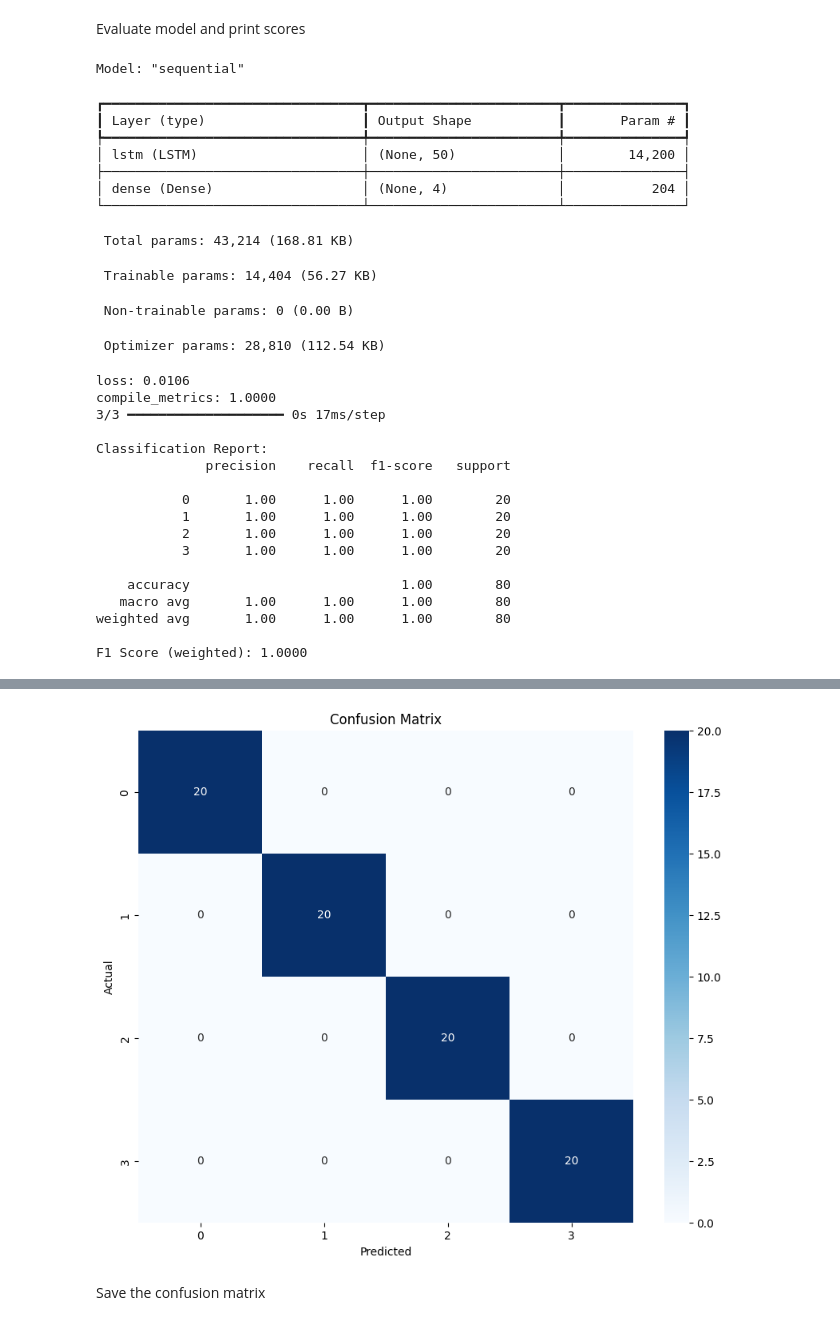
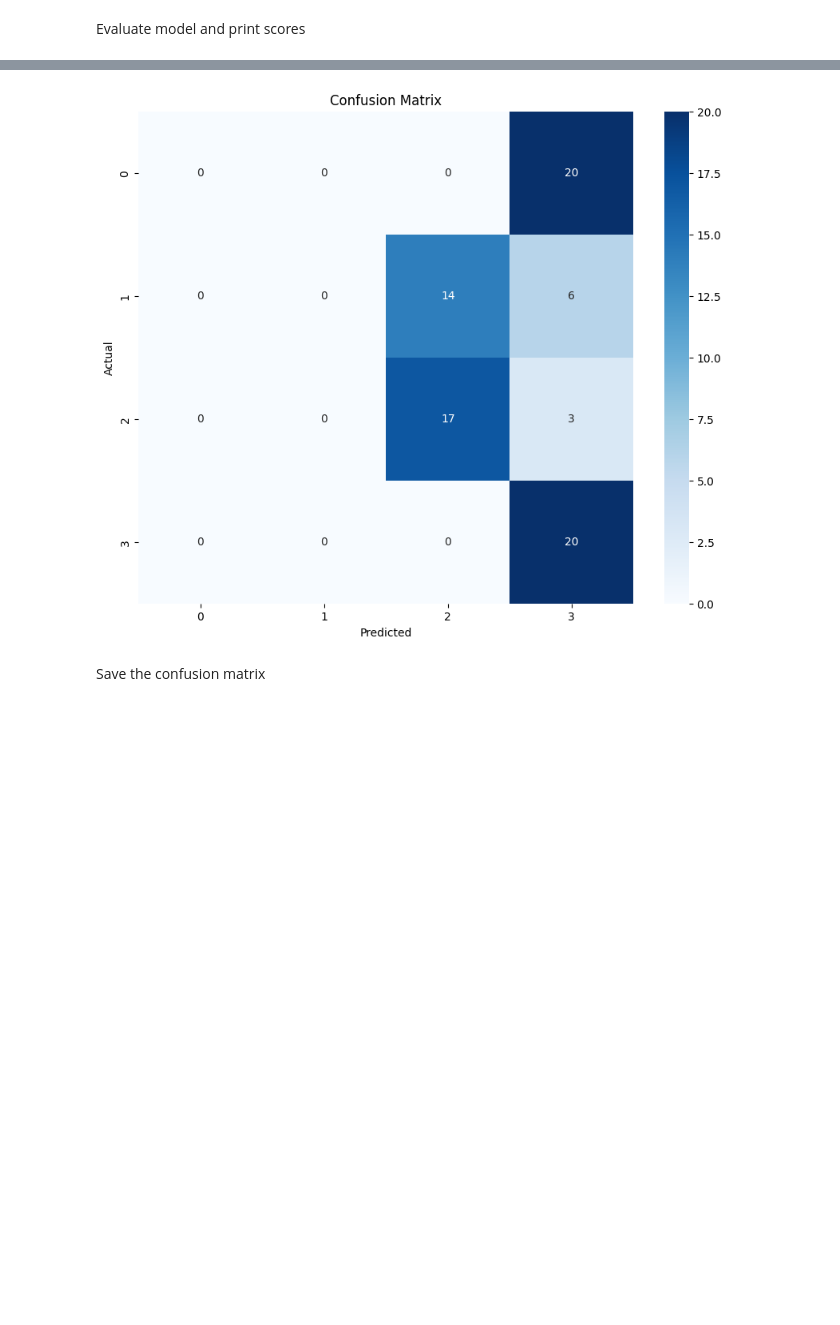
Before and after one commit to MaxGeo543/log-classification, a Jupyter notebook: notebooks/train_lstm.ipynb, the cells around one changed output, grey strips where cells are left out. Cells and saved outputs as stored; diff of their text form; code cells hidden in the pictures; blank space fills up the shorter version.

Commit message:
lstm fix

```diff
--- a/notebooks/train_lstm.ipynb
+++ b/notebooks/train_lstm.ipynb
@@ -74,2 +57,19 @@ X_test, y_test = test
 # %% [output]
 loading preprocessor from file...
+# %%
+# lstm architecture
+lstm_layers = 10#1                                     # int, how many lstm layers to use
+lstm_units_per_layer = 10                           # int, how many lstm units per layer to use
+dropout = 0.0                                       # float, which dropout value to use, 0.0 is equivalent to not using any dropout
+recurrent_dropout = 0.0                             # float, same as with regular dropout
+
+# training
+split_ratios = (4, 1)                               # percantage of the collected data that should be used for testing rather than training
+epochs = 1000                                       # number of iterations to train
+batch_size = 32                                     # int, number of samples processed before updating the model weights.
+early_stopping_monitor = "val_loss"                 # what value to monitor for early_stopping. can be 'loss', 'val_loss', 'accuracy', 'val_accuracy', 'precision', 'val_precision', 'recall', 'val_recall', 'f1_score', 'val_f1_score'
+early_stopping_patience = 10                        # int, number of epochs to wait after no improvement, if this is greater than epochs, EarlyStopping will not apply
+early_stopping_restore_best = True                  # bool, if true keeps the best weights, not the final ones.
+validation_split = 0.1
+learning_rate = 0.001                               # float to specify learning rate of the optimizer
+optimizer = Adam(learning_rate=learning_rate)       # optimizer, can be one of Adam, RMSprop, SGD (can have momentum parameter), Nadam
@@ -80,11 +87,12 @@ Define the model architecture for the LSTM, then train the LSTM model.
 model = Sequential()
 input_shape = pp.data.entry_shape
 print(input_shape)
+model.add(Input(shape=input_shape))
 # First LSTM layer
 if lstm_layers > 1:
-    model.add(LSTM(lstm_units_per_layer, input_shape=input_shape, return_sequences=True, dropout=dropout, recurrent_dropout=recurrent_dropout))
+    model.add(LSTM(lstm_units_per_layer, return_sequences=True, dropout=dropout, recurrent_dropout=recurrent_dropout))
 else:
-    model.add(LSTM(lstm_units_per_layer, input_shape=input_shape, dropout=dropout, recurrent_dropout=recurrent_dropout))  # single layer, no sequences returned
+    model.add(LSTM(lstm_units_per_layer, dropout=dropout, recurrent_dropout=recurrent_dropout))  # single layer, no sequences returned
 # Intermediate LSTM layers (if any)
 for i in range(lstm_layers - 2):
     model.add(LSTM(lstm_units_per_layer, return_sequences=True, dropout=dropout, recurrent_dropout=recurrent_dropout))
@@ -131,8 +139,12 @@ model.save(f"{filename}.keras")
 # %% [markdown]
 Evaluate model and print scores
 # %%
+f = open(f"{filename}.txt", "w")
+ostd = sys.stdout
+sys.stdout = f
+
 # Summary of the model
-model.summary()
+model.summary(print_fn=f.write)
 
 # Evaluate the model on test data
 results = model.evaluate(X_test, y_test, verbose=0)
@@ -159,33 +171,11 @@ plt.ylabel('Actual')
 plt.title('Confusion Matrix')
 plt.savefig(f"{filename}.png")
 plt.show()
+
+
+# === Preview Predictions ===
+for i in range(min(80, len(y_pred))):
+    print(f"True: {y_test[i]}, Pred: {y_pred[i]}, Prob: {predictions[i]}")
+
+sys.stdout = ostd
 # %% [output]
-Model: "sequential"
-┏━━━━━━━━━━━━━━━━━━━━━━━━━━━━━━━━━┳━━━━━━━━━━━━━━━━━━━━━━━━┳━━━━━━━━━━━━━━━┓
-┃ Layer (type)                    ┃ Output Shape           ┃       Param # ┃
-┡━━━━━━━━━━━━━━━━━━━━━━━━━━━━━━━━━╇━━━━━━━━━━━━━━━━━━━━━━━━╇━━━━━━━━━━━━━━━┩
-│ lstm (LSTM)                     │ (None, 50)             │        14,200 │
-├─────────────────────────────────┼────────────────────────┼───────────────┤
-│ dense (Dense)                   │ (None, 4)              │           204 │
-└─────────────────────────────────┴────────────────────────┴───────────────┘
- Total params: 43,214 (168.81 KB)
- Trainable params: 14,404 (56.27 KB)
- Non-trainable params: 0 (0.00 B)
- Optimizer params: 28,810 (112.54 KB)
-loss: 0.0106
-compile_metrics: 1.0000
-3/3 ━━━━━━━━━━━━━━━━━━━━ 0s 17ms/step
-
-Classification Report:
-              precision    recall  f1-score   support
-
-           0       1.00      1.00      1.00        20
-           1       1.00      1.00      1.00        20
-           2       1.00      1.00      1.00        20
-           3       1.00      1.00      1.00        20
-
-    accuracy                           1.00        80
-   macro avg       1.00      1.00      1.00        80
-weighted avg       1.00      1.00      1.00        80
-
-F1 Score (weighted): 1.0000
@@ -192,3 +183,3 @@ F1 Score (weighted): 1.0000
-[figure, old version]
+[figure, new version]
 # %% [markdown]
 Save the confusion matrix
```
Also changed, not shown: parts of 7 cells of this notebook.
